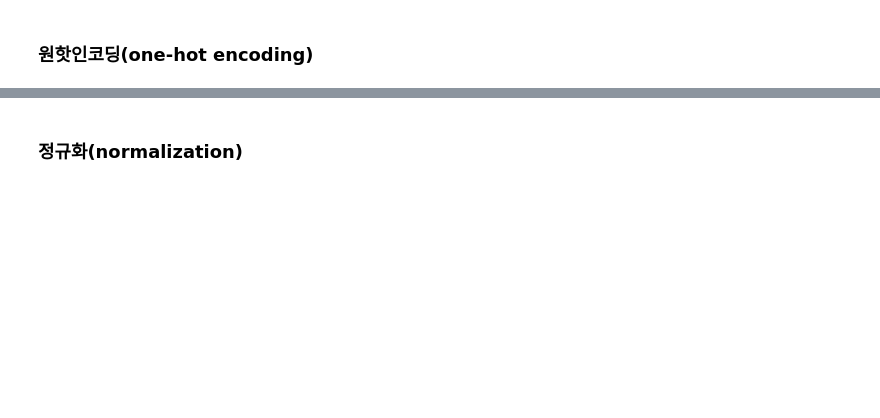
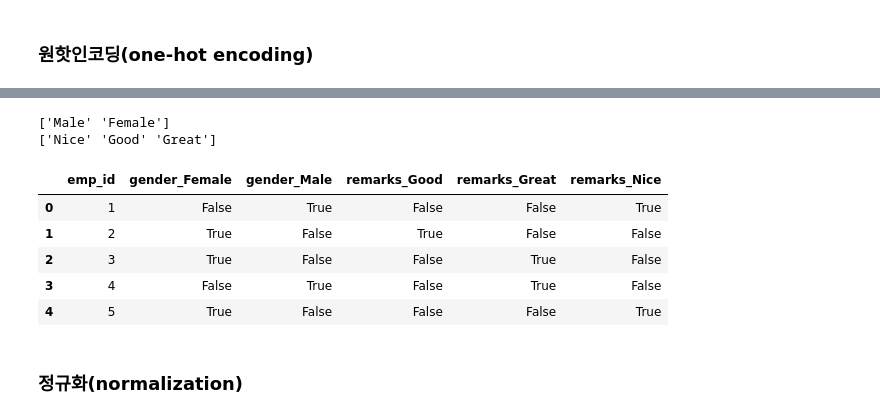
Before and after one commit to hyunssii/sh320-data-engineering, a Jupyter notebook: data_engineering/ex14_feature_extraction.ipynb, the cells around one changed output, grey strips where cells are left out. Saved outputs shown, nothing was run; the diff lists cells and outputs as text; code cells hidden in the pictures; blank space fills up the shorter version.

```diff
--- a/data_engineering/ex14_feature_extraction.ipynb
+++ b/data_engineering/ex14_feature_extraction.ipynb
@@ -91,11 +166,21 @@ df_emp
 # %%
 # [+] 범주형 변수 별(gender, remarks) Unique value 리스트 출력
-print(...)
-print(...)
+print(df_emp['gender'].unique())
+print(df_emp['remarks'].unique())
+# %% [output]
+['Male' 'Female']
+['Nice' 'Good' 'Great']
 # %%
 # [+] 원핫인코딩 적용: 범주형 변수 -> 이진값 벡터
-df_emp_encoded = ...
+df_emp_encoded = pd.get_dummies(df_emp,columns=['gender','remarks'])
 df_emp_encoded
+# %% [output]
+|  | emp_id | gender_Female | gender_Male | remarks_Good | remarks_Great | remarks_Nice |
+| 0 | 1 | False | True | False | False | True |
+| 1 | 2 | True | False | True | False | False |
+| 2 | 3 | True | False | False | True | False |
+| 3 | 4 | False | True | False | True | False |
+| 4 | 5 | True | False | False | False | True |
 # %% [markdown]
 ### **정규화**(normalization)
 # %%
```
Also changed, not shown: parts of 20 cells of this notebook, 8 other files.
